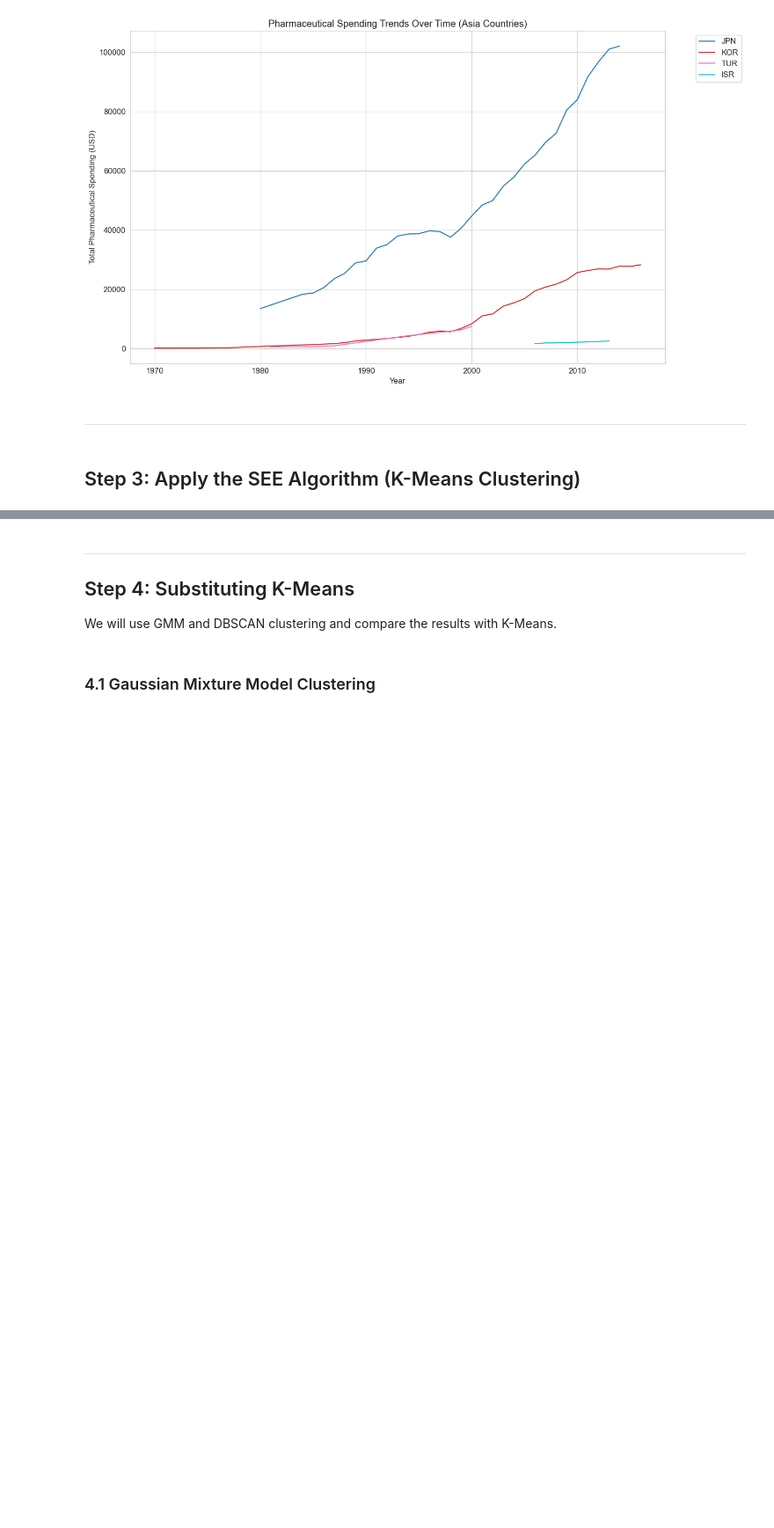
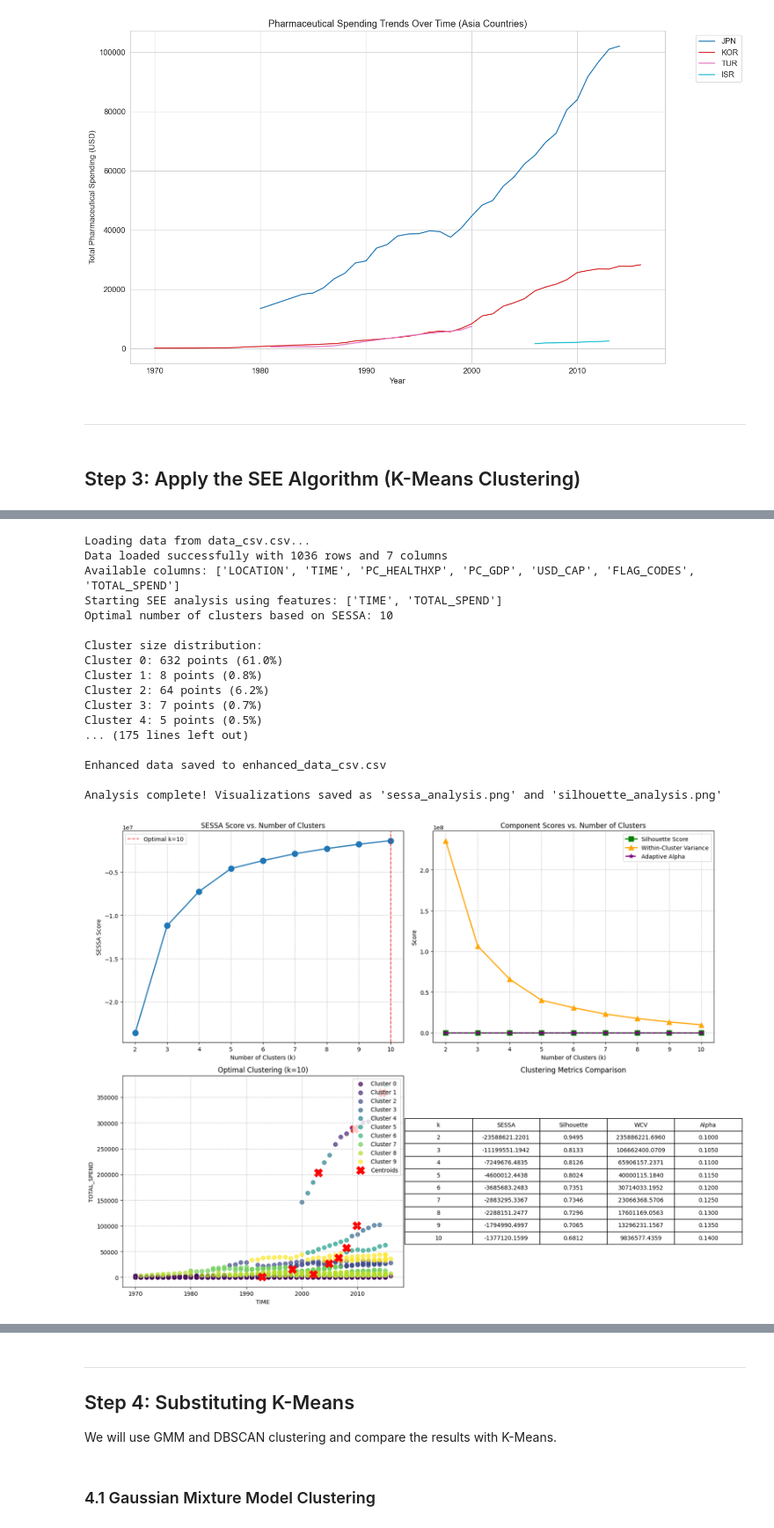
Before and after one commit to Shivon404/Sessa_Empirical_Estimator_Assignment, a Jupyter notebook: callable_functions.ipynb, the cells around one changed output, grey strips where cells are left out. Shown at 88% size. Cells and saved outputs as stored; diff of their text form; code cells hidden in the pictures; blank space fills up the shorter version.

```diff
--- a/callable_functions.ipynb
+++ b/callable_functions.ipynb
@@ -993,0 +643,32 @@ Step 7: Assigned Median Total Spend to Each Prescription (Grouped by LOCATION)
+# %%
+from see_kmeans import run_see_analysis
+
+# Run with default features (TIME and TOTAL_SPEND)
+result = run_see_analysis('data_csv.csv')
+
+# Or specify different features
+result = run_see_analysis('data_csv.csv', features=['PC_HEALTHXP', 'PC_GDP'])
+
+# Access the results
+optimal_k = result['optimal_k']
+enhanced_data = result['enhanced_data']
+cluster_stats = result['cluster_stats']
+# %% [output]
+Loading data from data_csv.csv...
+Data loaded successfully with 1036 rows and 7 columns
+Available columns: ['LOCATION', 'TIME', 'PC_HEALTHXP', 'PC_GDP', 'USD_CAP', 'FLAG_CODES', 'TOTAL_SPEND']
+Starting SEE analysis using features: ['TIME', 'TOTAL_SPEND']
+Optimal number of clusters based on SESSA: 10
+
+Cluster size distribution:
+Cluster 0: 632 points (61.0%)
+Cluster 1: 8 points (0.8%)
+Cluster 2: 64 points (6.2%)
+Cluster 3: 7 points (0.7%)
+Cluster 4: 5 points (0.5%)
+... (175 lines left out)
+
+Enhanced data saved to enhanced_data_csv.csv
+
+Analysis complete! Visualizations saved as 'sessa_analysis.png' and 'silhouette_analysis.png'
+[figure, added]
```
Also changed, not shown: parts of 8 cells of this notebook, 6 other files.
